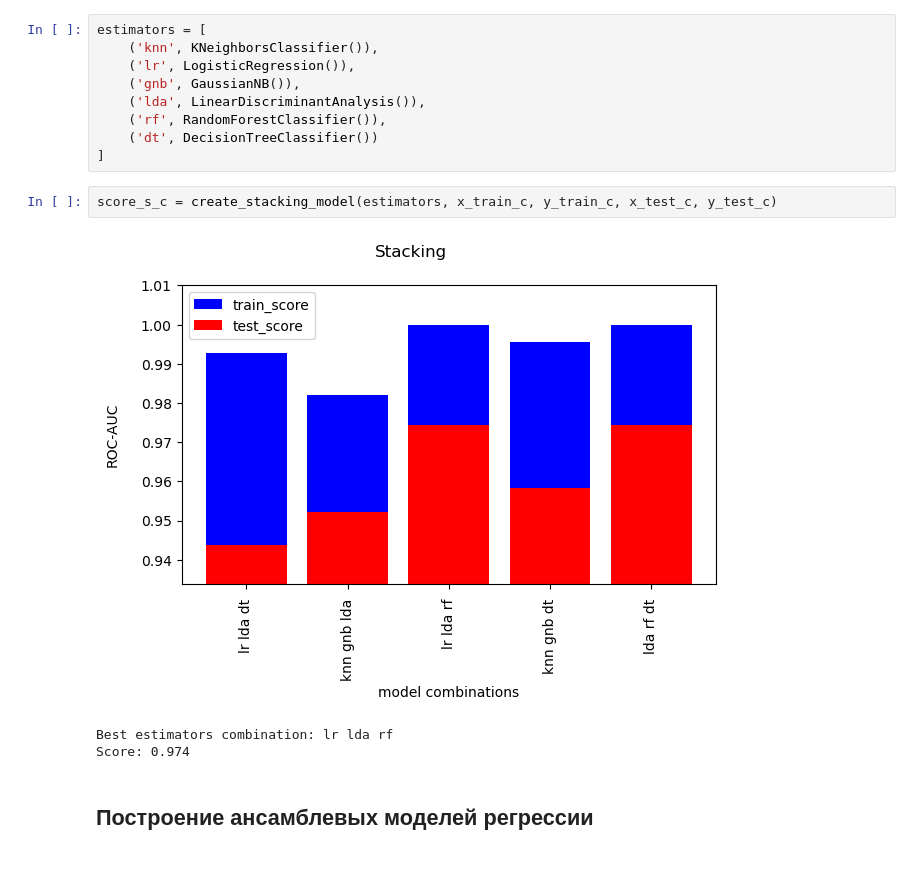
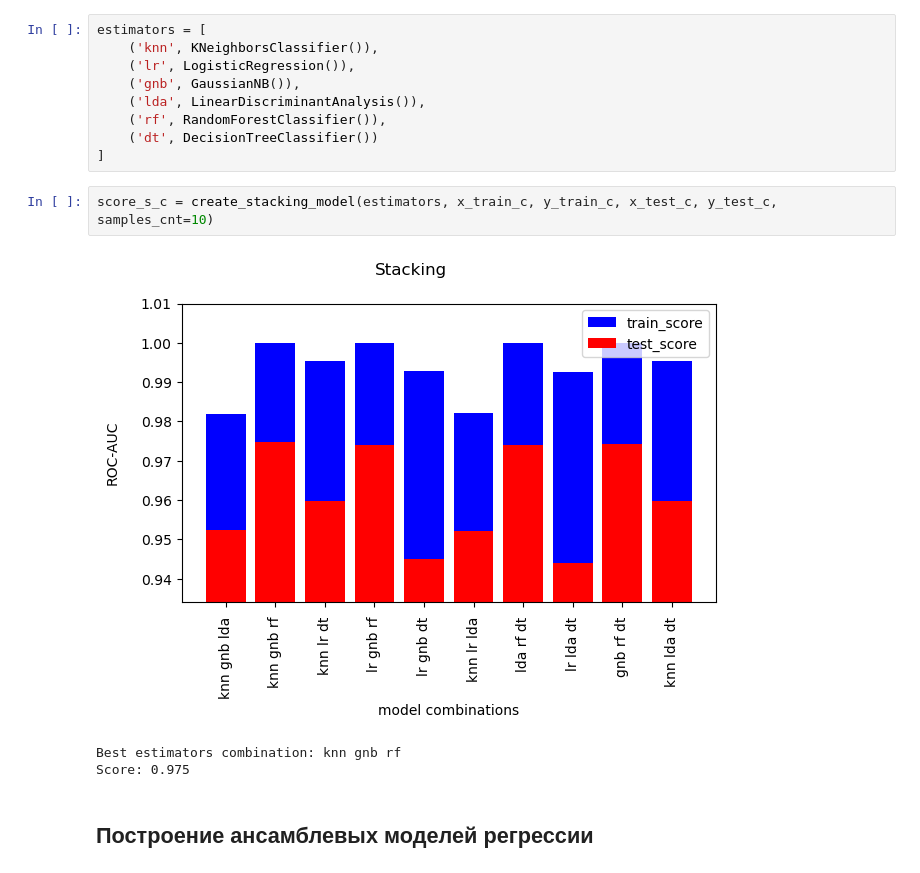
Before and after one commit to fongradnastya/data_analysis5, a Jupyter notebook: notebooks/work5.ipynb, the cells around one changed output. Drawn from its saved outputs; the diff is of its cells as text.

```diff
--- a/notebooks/work5.ipynb
+++ b/notebooks/work5.ipynb
@@ -197,11 +197,11 @@ estimators = [
     ('dt', DecisionTreeClassifier())
 ]
 # %%
-score_s_c = create_stacking_model(estimators, x_train_c, y_train_c, x_test_c, y_test_c)
+score_s_c = create_stacking_model(estimators, x_train_c, y_train_c, x_test_c, y_test_c, samples_cnt=10)
 # %% [output]
-[figure, old version]
+[figure, new version]
-Best estimators combination: lr lda rf
-Score: 0.974
+Best estimators combination: knn gnb rf
+Score: 0.975
 # %% [markdown]
 ## Построение ансамблевых моделей регрессии
 # %% [markdown]
```
Also changed, not shown: parts of 1 cell of this notebook, 1 other file.
